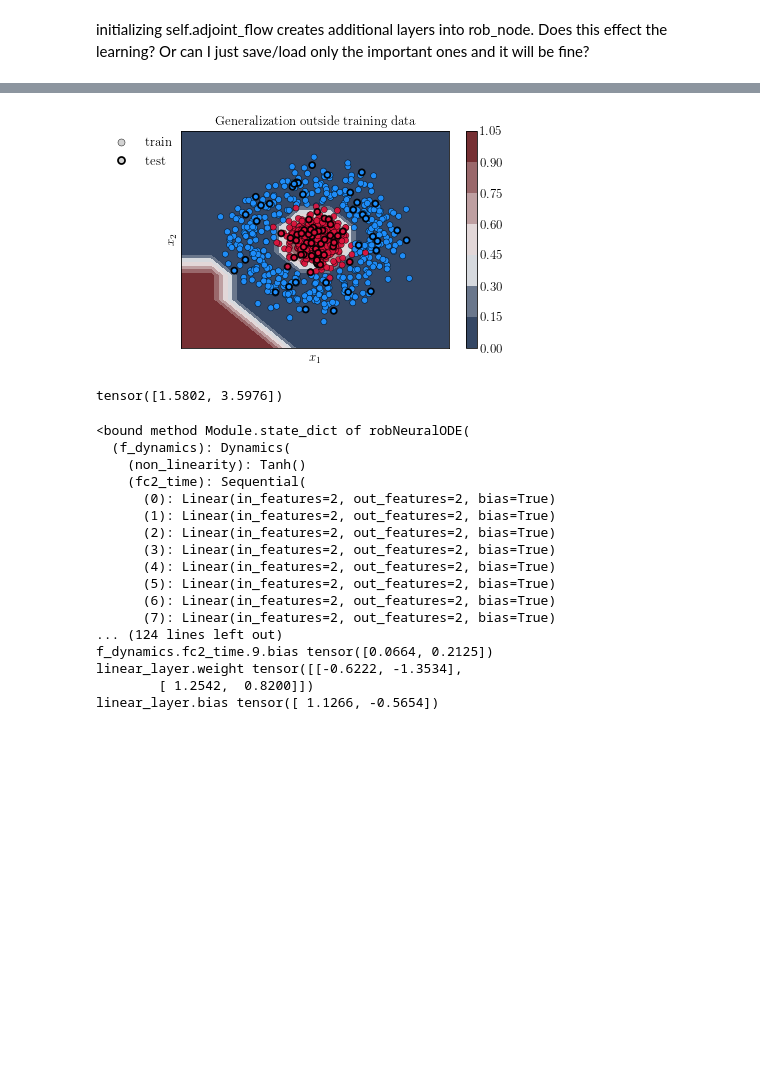
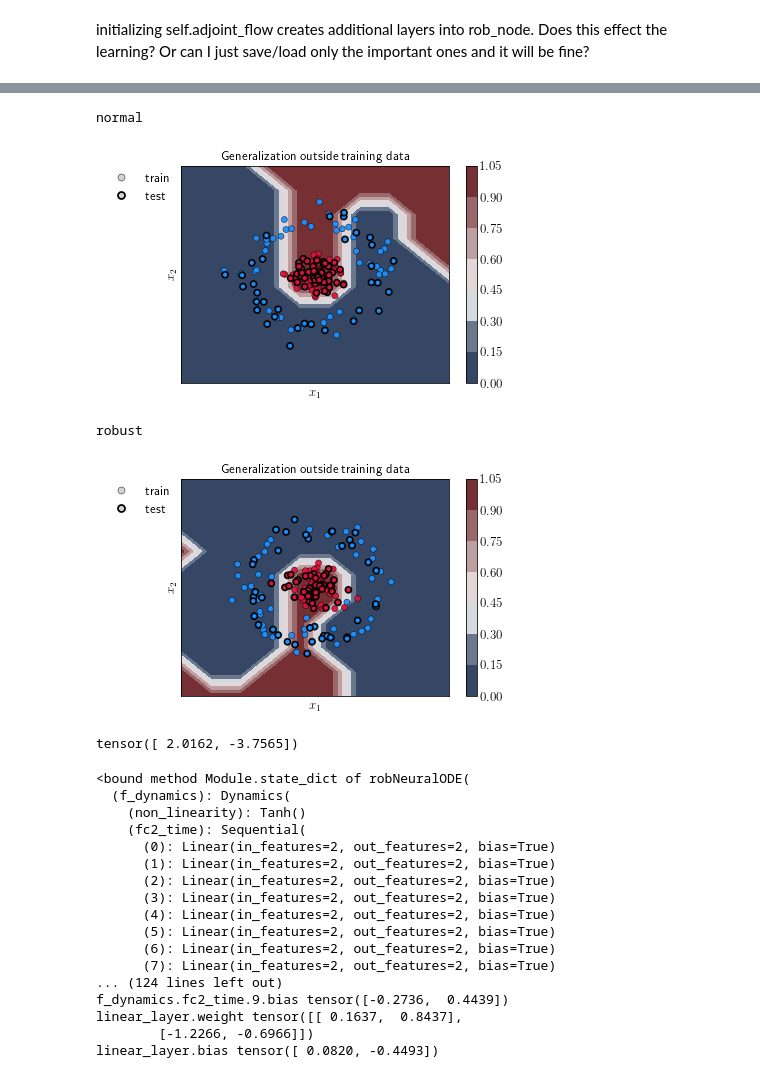
Before and after one commit to twoehrer/robust_nODE, a Jupyter notebook: plots.ipynb, the cells around one changed output, grey strips where cells are left out. Drawn from its saved outputs; the diff is of its cells as text; code cells hidden in the pictures; blank space fills up the shorter version.

```diff
--- a/plots.ipynb
+++ b/plots.ipynb
@@ -23,14 +23,14 @@ hidden_dim, data_dim = 2, 2
 T, num_steps = 5.0, 10  #T is the end time, num_steps are the amount of discretization steps for the ODE solver
 dt = T/num_steps
 turnpike = True
-bound = 0. #0.  #to include l1 regularization
+bound = 0.
 fp = False
 cross_entropy = True
+noise = 0.15
 
-noise = 0.2
 
-training = True
-num_epochs = 120 #number of optimization epochs for gradient decent
+training = True #train new network or load saved one
+num_epochs = 50 #number of optimization epochs for gradient decent
 
 if turnpike:
     weight_decay = 0 if bound>0. else dt*0.01
@@ -75,9 +75,9 @@ shuffle = False
 
 
 
-X, y = make_circles(2000, noise=noise, factor=0.1, random_state=1)
+X, y = make_circles(3000, noise=noise, factor=0.15, random_state=1)
 
-X_train, X_test, y_train, y_test = train_test_split(X, y, test_size=.1)
+X_train, X_test, y_train, y_test = train_test_split(X, y, test_size=.05)
 
 X_train = torch.Tensor(X_train) # transform to torch tensor for dataloader
 y_train = torch.Tensor(y_train) #transform to torch tensor for dataloader
@@ -137,48 +137,54 @@ filename_base = '1traj'
 filename_s = filename_base + '_s'
 filename_r = filename_base + '_r'
 
-plt_classifier(anode, data_line, test, num_steps=10, save_fig = '1generalization.pdf')
-#plt_classifier(rob_node, data_line, test, num_steps=10, save_fig = '1rob_generalization.pdf')
+print('normal')
+plt_classifier(anode, data_line, test, num_steps=10, save_fig = '1generalization.png')
+
+print('robust')
+plt_classifier(rob_node, data_line, test, num_steps=10, save_fig = '1rob_generalization.png')
 
 
 # plt.figure(1)
 # plt.subplot(121)
-# plt.imshow(imageio.imread('1generalization.pdf'))
+# plt.imshow(imageio.imread('1generalization.png'))
 # plt.title('standard')
 # plt.axis('off')
 # plt.subplot(122)
 # plt.imshow(imageio.imread(filename_r + '29.png'))
 # plt.title('augmented robustness')
 # plt.axis('off')
 
 inputs, targets = next(iter(dataloader_viz))
 print(sum(inputs))
 
 
 
 trajectory_gif(anode, inputs, targets, timesteps=num_steps, filename = filename_s +'.gif')
-# trajectory_gif(rob_node, inputs, targets, timesteps=num_steps, filename = filename_r + '.gif')
+trajectory_gif(rob_node, inputs, targets, timesteps=num_steps, filename = filename_r + '.gif')
 filename_base = '1traj'
 
 
 # plt.figure(1)
 # plt.subplot(121)
 # plt.imshow(imageio.imread(filename_s + '29.png'))
 # plt.title('standard')
 # plt.axis('off')
 # plt.subplot(122)
 # plt.imshow(imageio.imread(filename_r + '29.png'))
 # plt.title('augmented robustness')
 # plt.axis('off')
 
 # plt.savefig('1comparison_' + filename_base + '.png',
 #                     format='png', dpi=300, bbox_inches='tight')
 
 # from IPython.display import Image
 # Image(filename='1comparison_1traj.png')
 # %% [output]
+normal
-[figure, old version]
+[figure, new version]
-tensor([1.5802, 3.5976])
+robust
+[figure, added]
+tensor([ 2.0162, -3.7565])
 # %%
 print(rob_node.state_dict)
 
@@ -218,7 +224,7 @@ for name, param in rob_node.named_parameters():
       (6): Linear(in_features=2, out_features=2, bias=True)
       (7): Linear(in_features=2, out_features=2, bias=True)
 ... (124 lines left out)
-f_dynamics.fc2_time.9.bias tensor([0.0664, 0.2125])
-linear_layer.weight tensor([[-0.6222, -1.3534],
-        [ 1.2542,  0.8200]])
-linear_layer.bias tensor([ 1.1266, -0.5654])
+f_dynamics.fc2_time.9.bias tensor([-0.2736,  0.4439])
+linear_layer.weight tensor([[ 0.1637,  0.8437],
+        [-1.2266, -0.6966]])
+linear_layer.bias tensor([ 0.0820, -0.4493])
```
Also changed, not shown: 12 other files.
